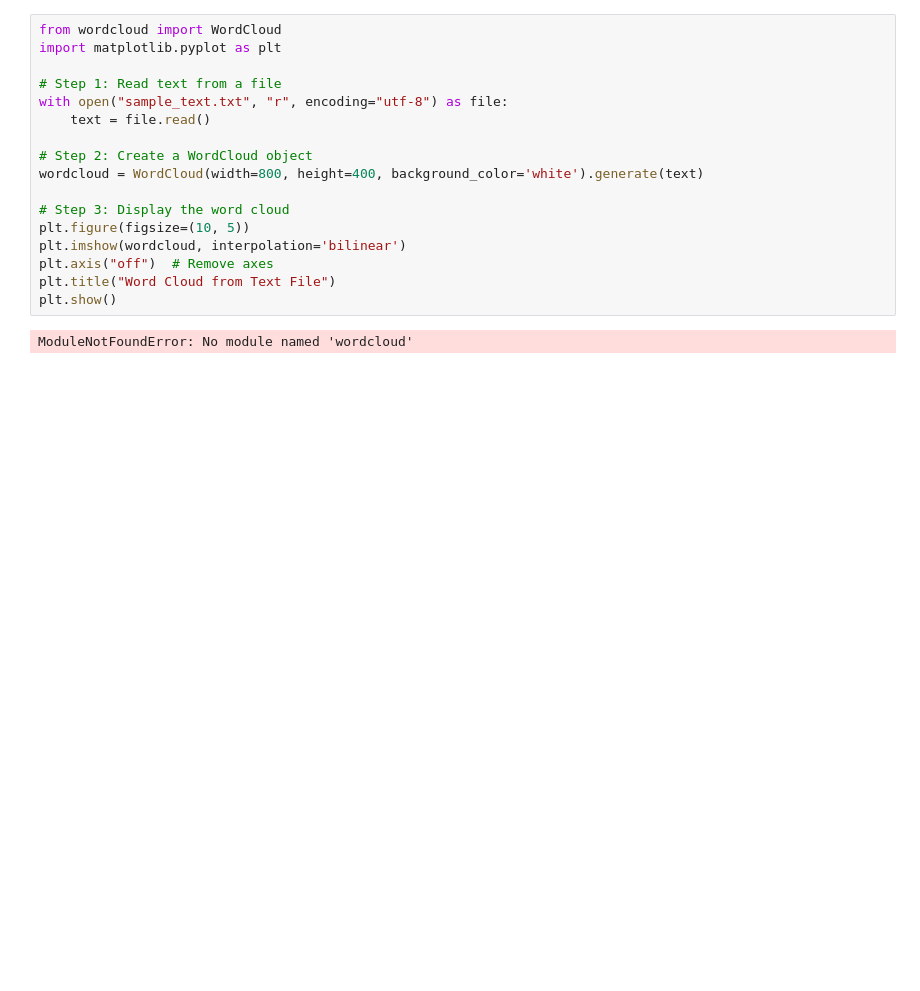
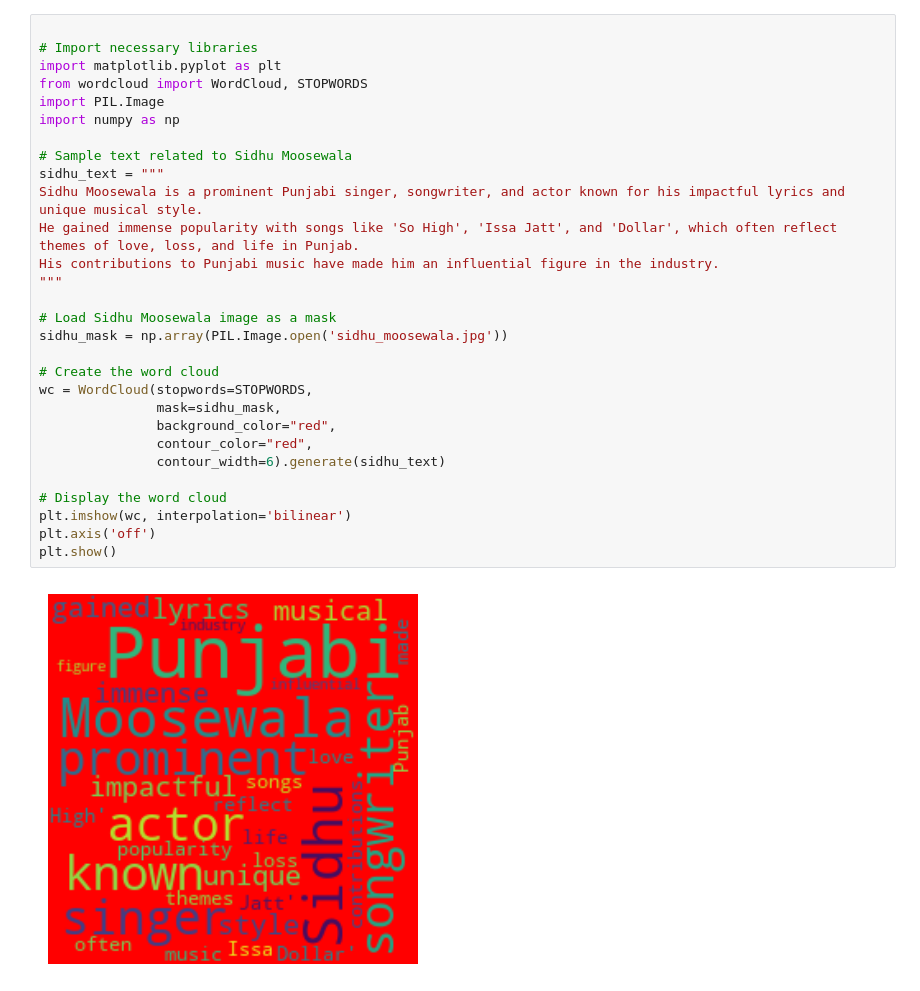
Before and after one commit to akchatdubey/fileblocks-project, a Jupyter notebook: wordcloud.ipynb, the cells around one changed output. Drawn from its saved outputs; the diff is of its cells as text; blank space fills up the shorter version.

```diff
--- a/wordcloud.ipynb
+++ b/wordcloud.ipynb
@@ -1,19 +1,31 @@
-# %%
-from wordcloud import WordCloud
-import matplotlib.pyplot as plt
-
-# Step 1: Read text from a file
-with open("sample_text.txt", "r", encoding="utf-8") as file:
-    text = file.read()
-
-# Step 2: Create a WordCloud object
-wordcloud = WordCloud(width=800, height=400, background_color='white').generate(text)
-
-# Step 3: Display the word cloud
-plt.figure(figsize=(10, 5))
-plt.imshow(wordcloud, interpolation='bilinear')
-plt.axis("off")  # Remove axes
-plt.title("Word Cloud from Text File")
-plt.show()
-# %% [output]
-ModuleNotFoundError: No module named 'wordcloud'
+# %%
+
+# Import necessary libraries
+import matplotlib.pyplot as plt
+from wordcloud import WordCloud, STOPWORDS
+import PIL.Image
+import numpy as np
+
+# Sample text related to Sidhu Moosewala
+sidhu_text = """
+Sidhu Moosewala is a prominent Punjabi singer, songwriter, and actor known for his impactful lyrics and unique musical style.
+He gained immense popularity with songs like 'So High', 'Issa Jatt', and 'Dollar', which often reflect themes of love, loss, and life in Punjab.
+His contributions to Punjabi music have made him an influential figure in the industry.
+"""
+
+# Load Sidhu Moosewala image as a mask
+sidhu_mask = np.array(PIL.Image.open('sidhu_moosewala.jpg'))
+
+# Create the word cloud
+wc = WordCloud(stopwords=STOPWORDS,
+               mask=sidhu_mask,
+               background_color="red",
+               contour_color="red",
+               contour_width=6).generate(sidhu_text)
+
+# Display the word cloud
+plt.imshow(wc, interpolation='bilinear')
+plt.axis('off')
+plt.show()
+# %% [output]
+[figure, added]
```
Also changed, not shown: 5 other files.
